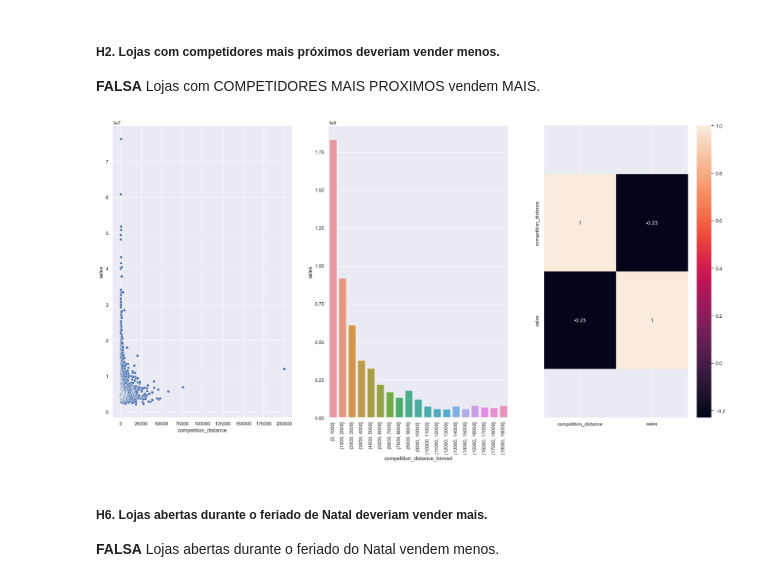
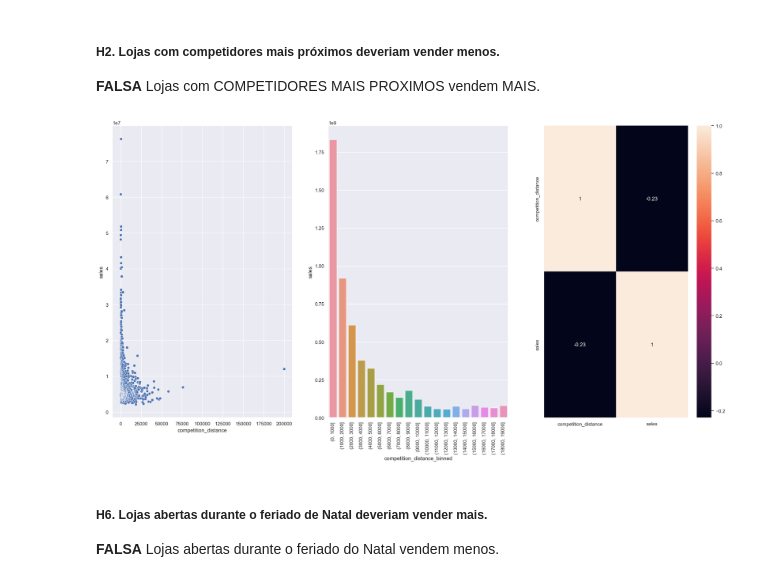
Before and after one commit to TalithaStella/rossmann_project, a Jupyter notebook: rossmann_project_notebook.ipynb, the cells around one changed output. Drawn from its saved outputs; the diff is of its cells as text; code cells hidden in the pictures.

```diff
--- a/rossmann_project_notebook.ipynb
+++ b/rossmann_project_notebook.ipynb
@@ -354,7 +375,7 @@ df2['promo_time_week'] = (( df2['date'] - df2['promo_since'] ) /7 ).apply( lambd
 df2['assortment'] = df2['assortment'].apply( lambda x: 'basic' if x == 'a' else 'extra' if x == 'b' else 'extended' )
 
 # State Holiday
-df2['state_holiday'] = df2['state_holiday'].apply( lambda x: 'public_holidday' if x == 'a' else 'easter_holiday' if x == 'b' else 'christmas' if x == 'c' else 'regular_day' )
+df2['state_holiday'] = df2['state_holiday'].apply( lambda x: 'public_holiday' if x == 'a' else 'easter_holiday' if x == 'b' else 'christmas' if x == 'c' else 'regular_day' )
 # %%
 df3 = df2.copy()
 
@@ -471,22 +523,22 @@ grf3 = aux3.pivot( index='year_week', columns='assortment', values='sales').plot
 # %%
 h2 = df4[['competition_distance', 'sales']].groupby('competition_distance').sum().reset_index()
 
 plt.subplot( 1, 3, 1)
 sns.scatterplot( x='competition_distance', y='sales', data=h2 );
 
+# Grouped
 plt.subplot( 1, 3, 2)
 bins = list( np.arange(0, 20000, 1000) )
 h2['competition_distance_binned'] = pd.cut( h2['competition_distance'], bins=bins )
 aux2 = h2[['competition_distance_binned', 'sales']].groupby( 'competition_distance_binned' ).sum().reset_index()
 sns.barplot( x='competition_distance_binned', y='sales', data=aux2 );
 plt.xticks( rotation=90 );
 
+# correlation
 plt.subplot( 1, 3, 3 )
-x = sns.heatmap( h2.corr( method='pearson' ), annot=True );
-bottom, top = x.get_ylim()
-x.set_ylim( bottom+0.5, top-0.5 );
+sns.heatmap( h2.corr( method='pearson' ), annot=True );
 # %% [output]
-[figure, old version]
+[figure, new version]
 # %% [markdown]
 ##### **H6.** Lojas abertas durante o feriado de Natal deveriam vender mais.
 **FALSA** Lojas abertas durante o feriado do Natal vendem menos.
```
Also changed, not shown: parts of 23 cells of this notebook.
